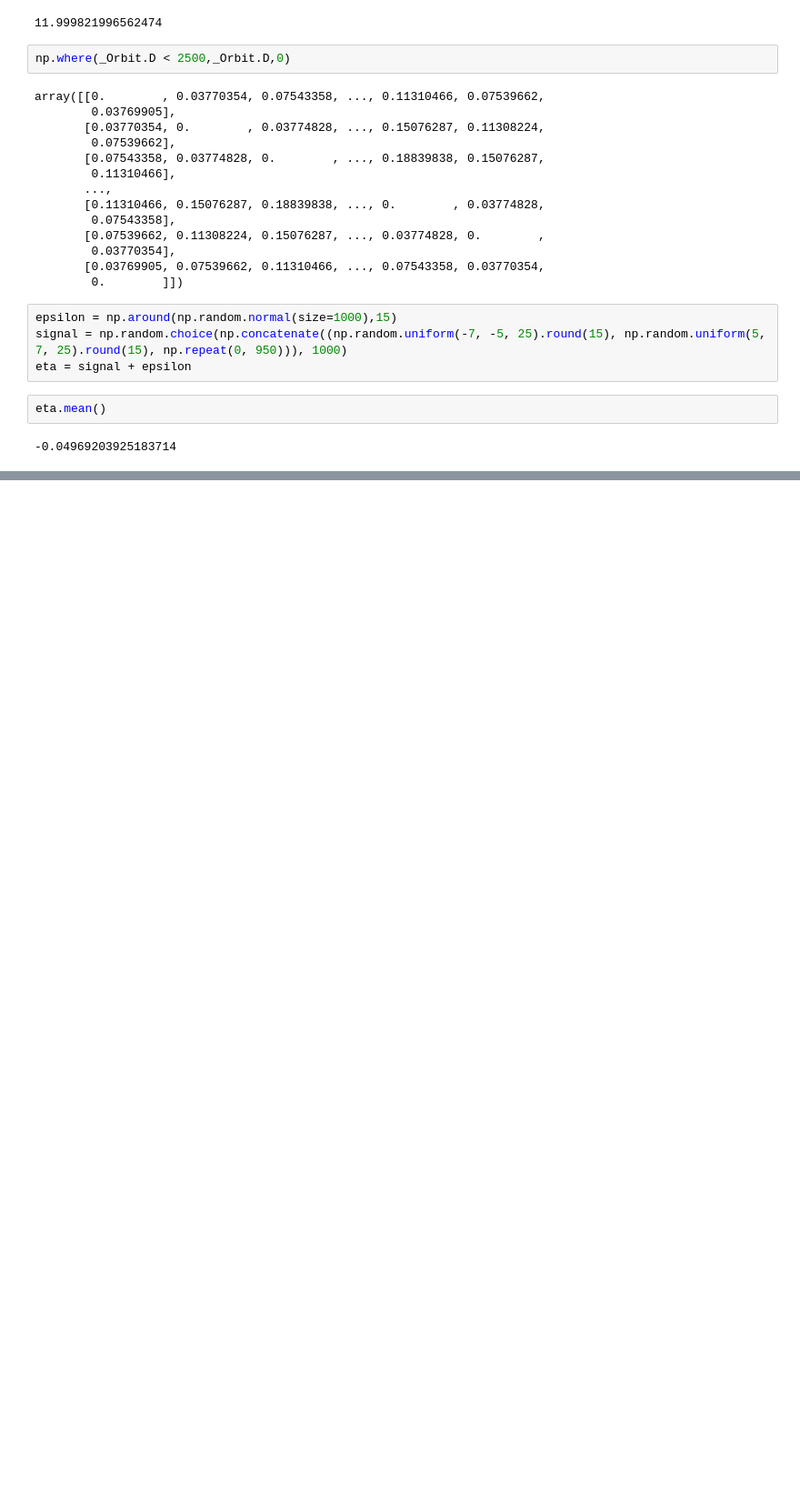
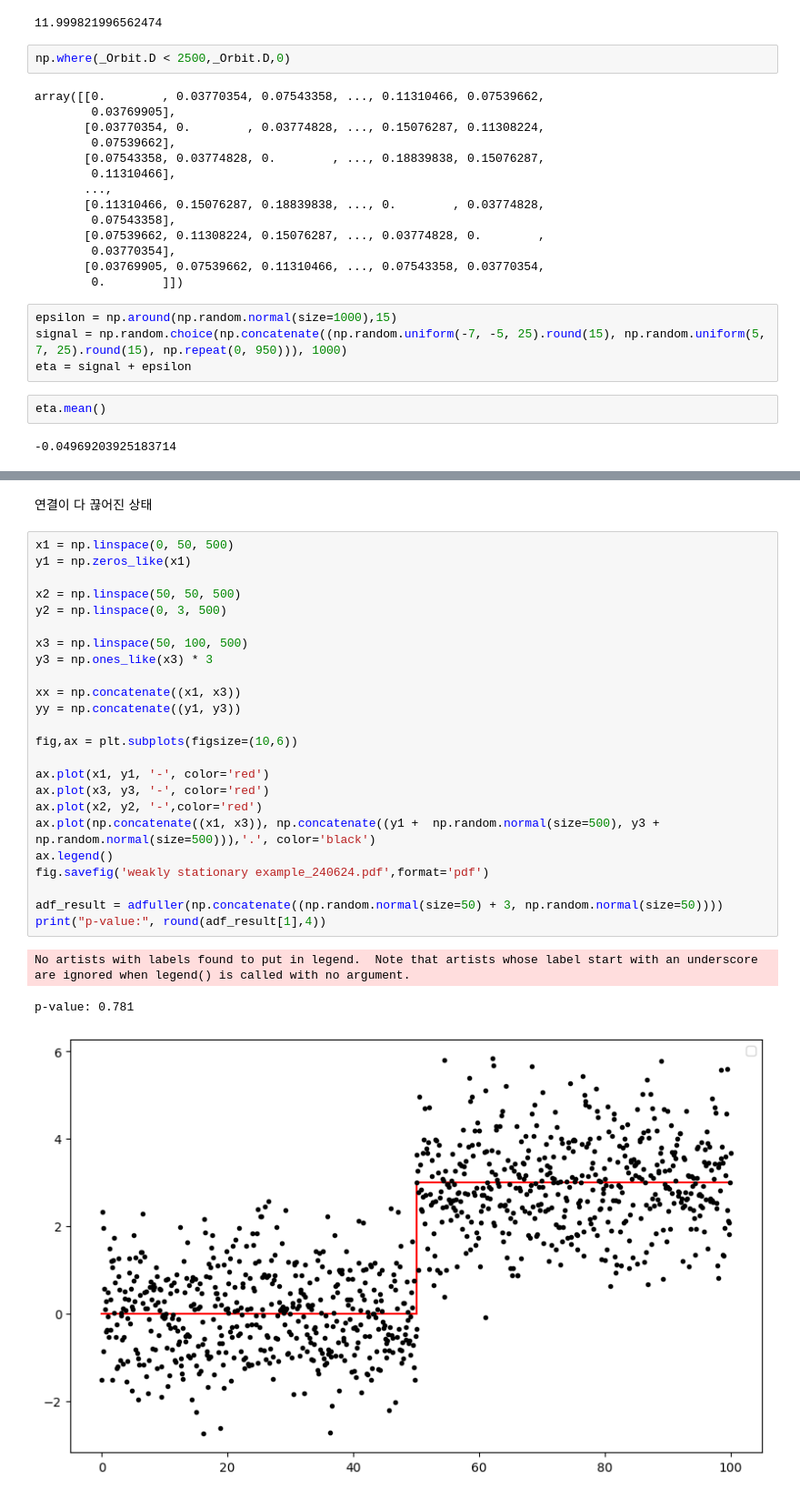
Before and after one commit to seoyeonc/GODE_blog, a Jupyter notebook: posts/2_research/2024-06-18-revision_review.ipynb, the cells around one changed output, grey strips where cells are left out. Shown: that part at 91% size. Saved outputs shown, nothing was run; the diff lists cells and outputs as text; blank space fills up the shorter version.

```diff
--- a/posts/2_research/2024-06-18-revision_review.ipynb
+++ b/posts/2_research/2024-06-18-revision_review.ipynb
@@ -356,0 +413,30 @@ eta.mean()
+# %% [markdown]
+연결이 다 끊어진 상태
+# %%
+x1 = np.linspace(0, 50, 500)
+y1 = np.zeros_like(x1)
+
+x2 = np.linspace(50, 50, 500)
+y2 = np.linspace(0, 3, 500)
+
+x3 = np.linspace(50, 100, 500)
+y3 = np.ones_like(x3) * 3
+
+xx = np.concatenate((x1, x3))
+yy = np.concatenate((y1, y3))
+
+fig,ax = plt.subplots(figsize=(10,6))
+
+ax.plot(x1, y1, '-', color='red')
+ax.plot(x3, y3, '-', color='red')
+ax.plot(x2, y2, '-',color='red')
+ax.plot(np.concatenate((x1, x3)), np.concatenate((y1 +  np.random.normal(size=500), y3 +  np.random.normal(size=500))),'.', color='black')
+ax.legend()
+fig.savefig('weakly stationary example_240624.pdf',format='pdf')
+
+adf_result = adfuller(np.concatenate((np.random.normal(size=50) + 3, np.random.normal(size=50))))
+print("p-value:", round(adf_result[1],4))
+# %% [output]
+No artists with labels found to put in legend.  Note that artists whose label start with an underscore are ignored when legend() is called with no argument.
+p-value: 0.781
+[figure, added]
```
Also changed, not shown: parts of 21 cells of this notebook, 5 other files.
